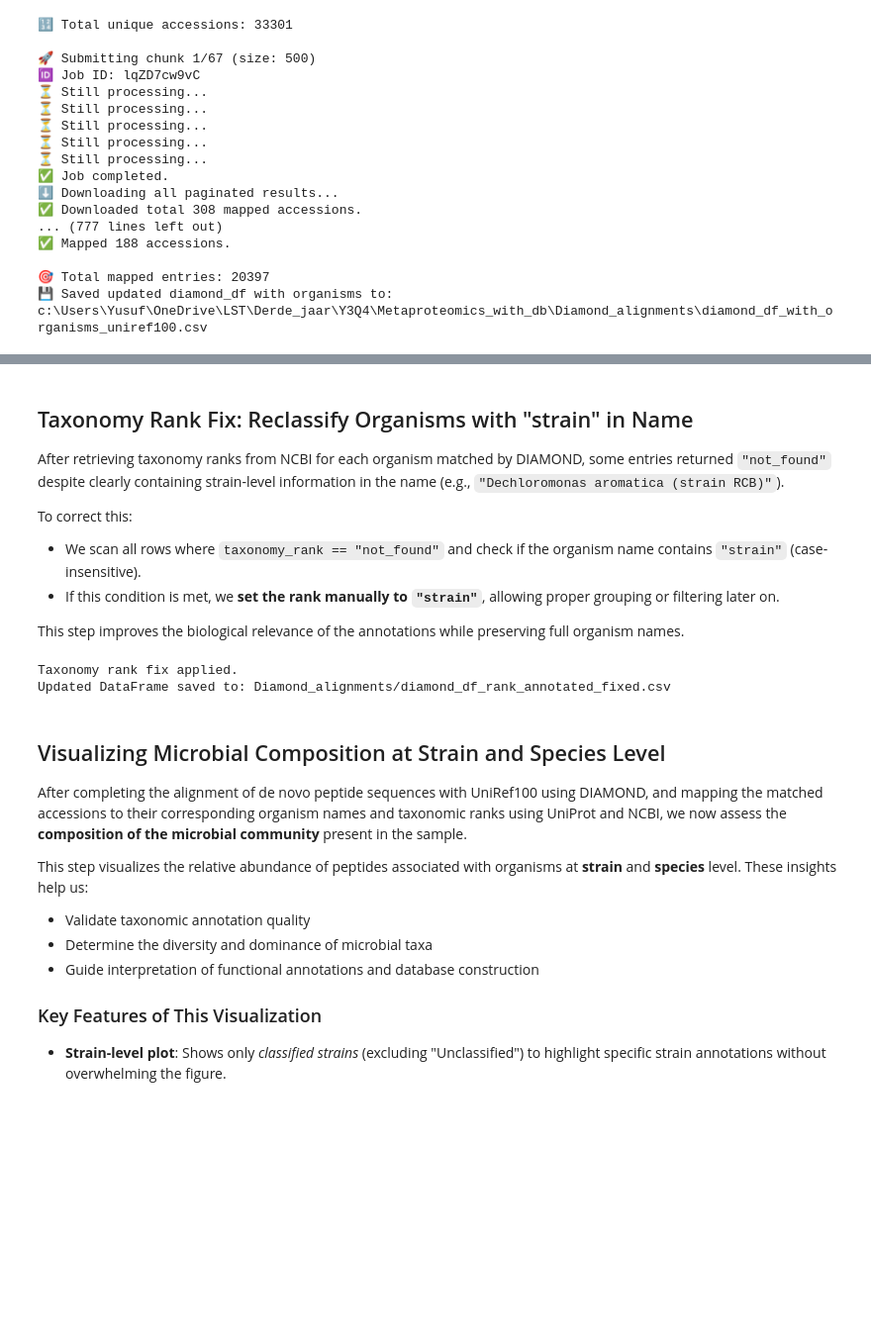
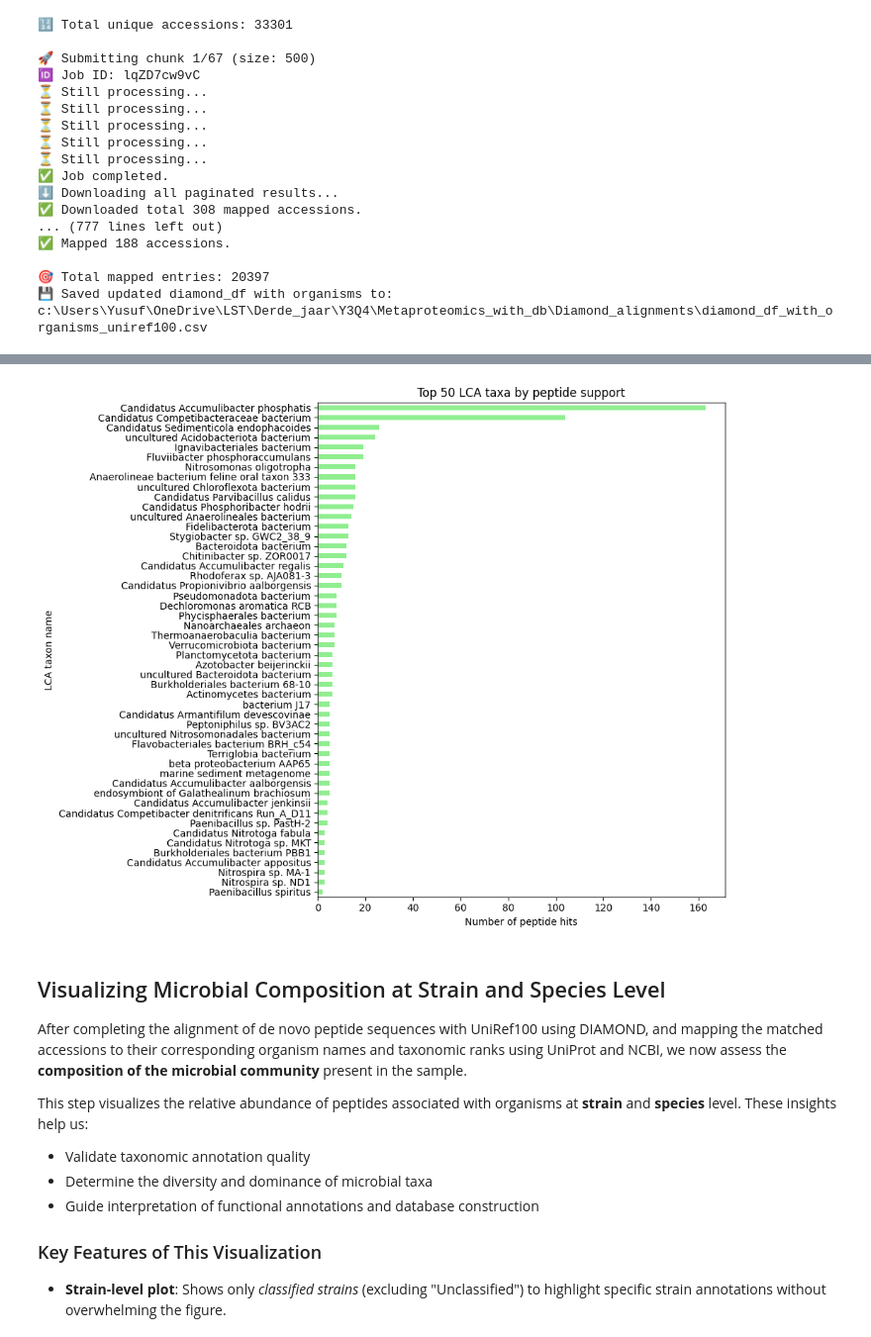
Before and after one commit to Asciilator/Peptide_identification_with_custom_database, a Jupyter notebook: pipelines/pipeline_diamond_improved.ipynb, the cells around one changed output, grey strips where cells are left out. Shown: that part at 99% size. Drawn from its saved outputs; the diff is of its cells as text; code cells hidden in the pictures; blank space fills up the shorter version.

```diff
--- a/pipelines/pipeline_diamond_improved.ipynb
+++ b/pipelines/pipeline_diamond_improved.ipynb
@@ -842,39 +925,25 @@ Annotated CSV saved to: Diamond_alignments/diamond_df_rank_annotated.csv
-# %% [markdown]
-## Taxonomy Rank Fix: Reclassify Organisms with "strain" in Name
-
-After retrieving taxonomy ranks from NCBI for each organism matched by DIAMOND, some entries returned `"not_found"` despite clearly containing strain-level information in the name (e.g., `"Dechloromonas aromatica (strain RCB)"`).
-
-To correct this:
-
-- We scan all rows where `taxonomy_rank == "not_found"` and check if the organism name contains `"strain"` (case-insensitive).
-- If this condition is met, we **set the rank manually to `"strain"`**, allowing proper grouping or filtering later on.
-
-This step improves the biological relevance of the annotations while preserving full organism names.
-# %%
-import pandas as pd
-
-# === 1. Load annotated DIAMOND DataFrame ===
-file_path = "Diamond_alignments/diamond_df_rank_annotated.csv"
-df = pd.read_csv(file_path)
-
-# === 2. Fix ranks where 'strain' is in organism name but rank is 'not_found' ===
-# We'll use `.apply()` to evaluate each row individually
-df["taxonomy_rank"] = df.apply(
-    lambda row: "strain"
-    if (row["taxonomy_rank"] == "not_found" and "strain" in str(row["organism"]).lower())
-    else row["taxonomy_rank"],
-    axis=1
-)
-
-# === 3. Save the corrected file ===
-output_path = "Diamond_alignments/diamond_df_rank_annotated_fixed.csv"
-df.to_csv(output_path, index=False)
-
-print("Taxonomy rank fix applied.")
-print(f"Updated DataFrame saved to: {output_path}")
-# %% [output]
-Taxonomy rank fix applied.
-Updated DataFrame saved to: Diamond_alignments/diamond_df_rank_annotated_fixed.csv
+# %%
+import pandas as pd
+import matplotlib.pyplot as plt
+
+# === Load filtered LCA-based file ===
+file_path = output_path
+df = pd.read_csv(file_path)
+
+# === Count full LCA taxon names ===
+taxon_counts = df["lca_taxon_name"].value_counts()
+
+# === Plot top 20 taxa ===
+plt.figure(figsize=(10, 8))
+taxon_counts.head(50).plot(kind="barh", color="lightgreen")
+plt.xlabel("Number of peptide hits")
+plt.ylabel("LCA taxon name")
+plt.title("Top 50 LCA taxa by peptide support")
+plt.gca().invert_yaxis()
+plt.tight_layout()
+plt.show()
+# %% [output]
+[figure, added]
 # %% [markdown]
 ## Visualizing Microbial Composition at Strain and Species Level
 
```
Also changed, not shown: parts of 19 cells of this notebook.
